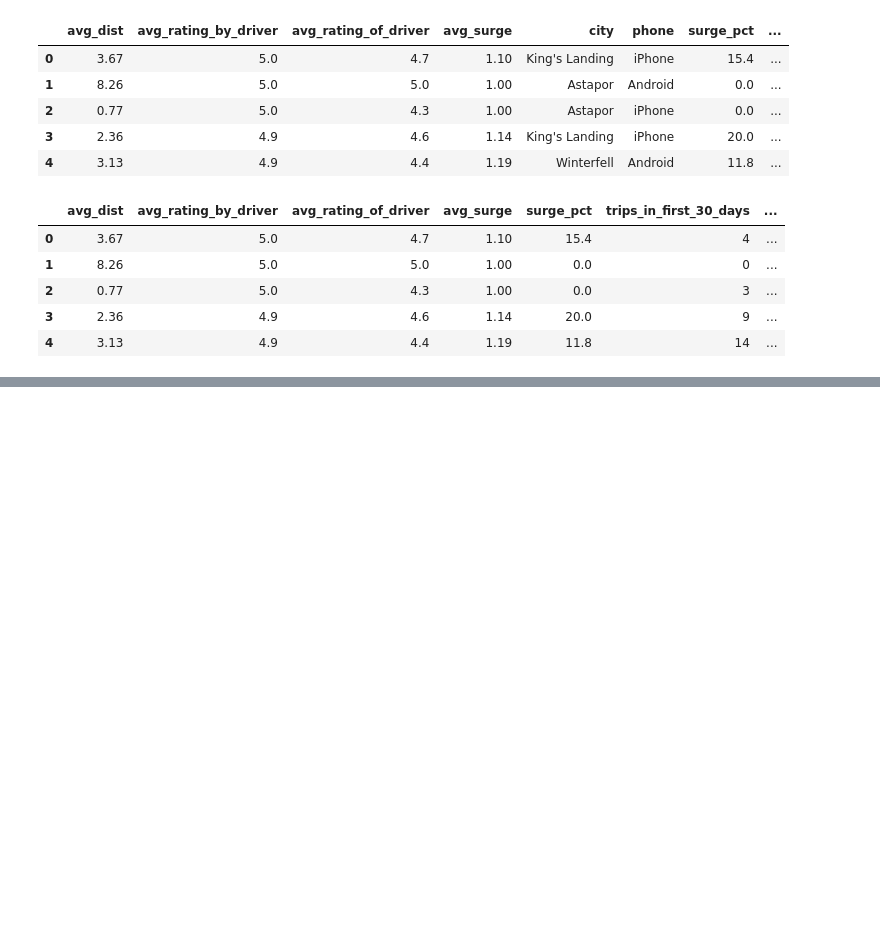
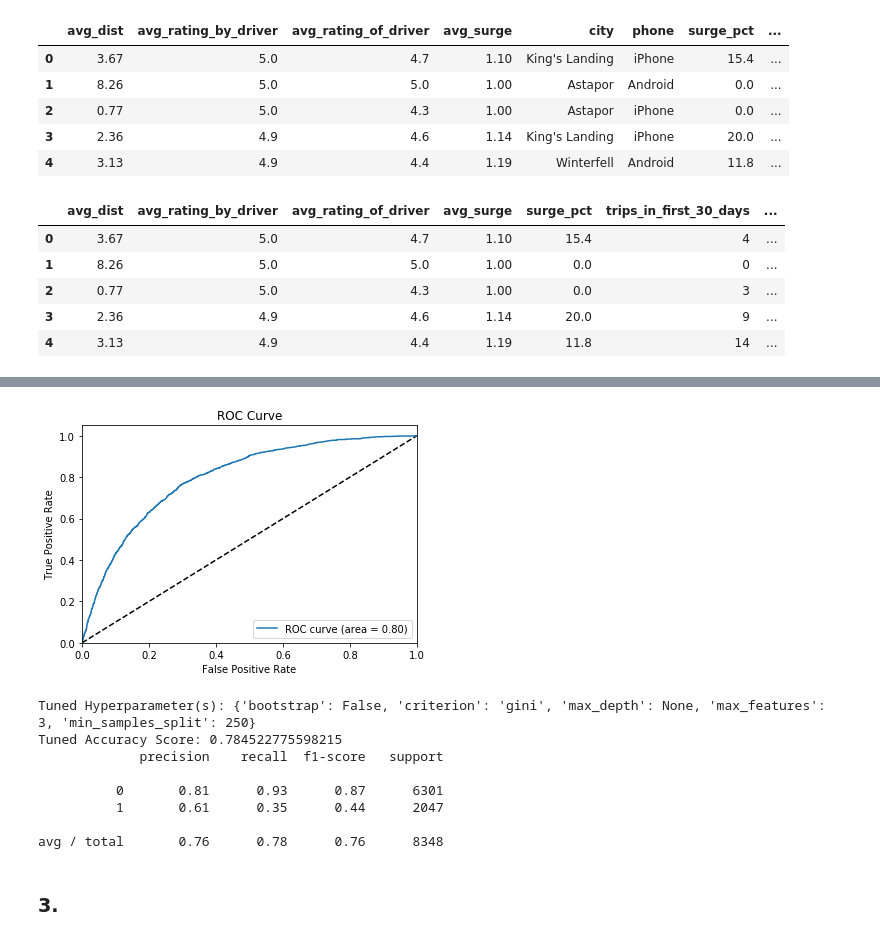
Before and after one commit to Fryman93/SprungBoard, a Jupyter notebook: Take Home_Ultimate/ultimate_challenge/Ultimate Challenge.ipynb, the cells around one changed output, grey strips where cells are left out. Drawn from its saved outputs; the diff is of its cells as text; code cells hidden in the pictures; blank space fills up the shorter version.

```diff
--- a/Take Home_Ultimate/ultimate_challenge/Ultimate Challenge.ipynb
+++ b/Take Home_Ultimate/ultimate_challenge/Ultimate Challenge.ipynb
@@ -361,0 +459,22 @@ assert 1 in y
+# %%
+# Simple Random Forest Model
+
+forest = RandomForestClassifier()
+forest_param_grid = {"max_depth": [3, None],
+              "max_features": [1, 3, 10],
+              "min_samples_split": range(10,500,20),
+              "bootstrap": [True, False],
+              "criterion": ["gini", "entropy"]}
+train_and_test_model(X, y, forest, forest_param_grid)
+# %% [output]
+[figure, added]
+Tuned Hyperparameter(s): {'bootstrap': False, 'criterion': 'gini', 'max_depth': None, 'max_features': 3, 'min_samples_split': 250}
+Tuned Accuracy Score: 0.784522775598215
+             precision    recall  f1-score   support
+
+          0       0.81      0.93      0.87      6301
+          1       0.61      0.35      0.44      2047
+
+avg / total       0.76      0.78      0.76      8348
+# %% [markdown]
+### 3.
```
Also changed, not shown: parts of 24 cells of this notebook.
